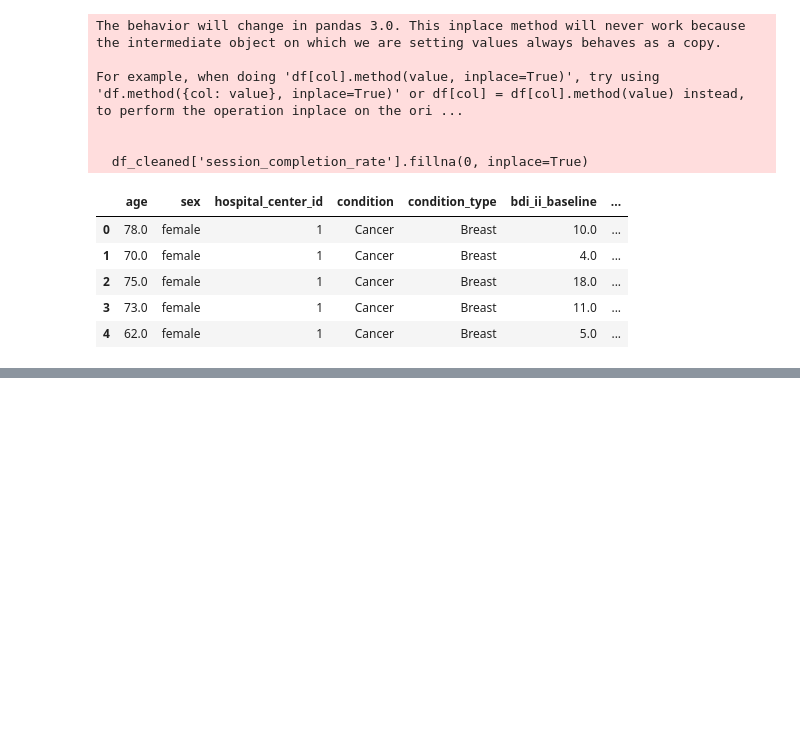
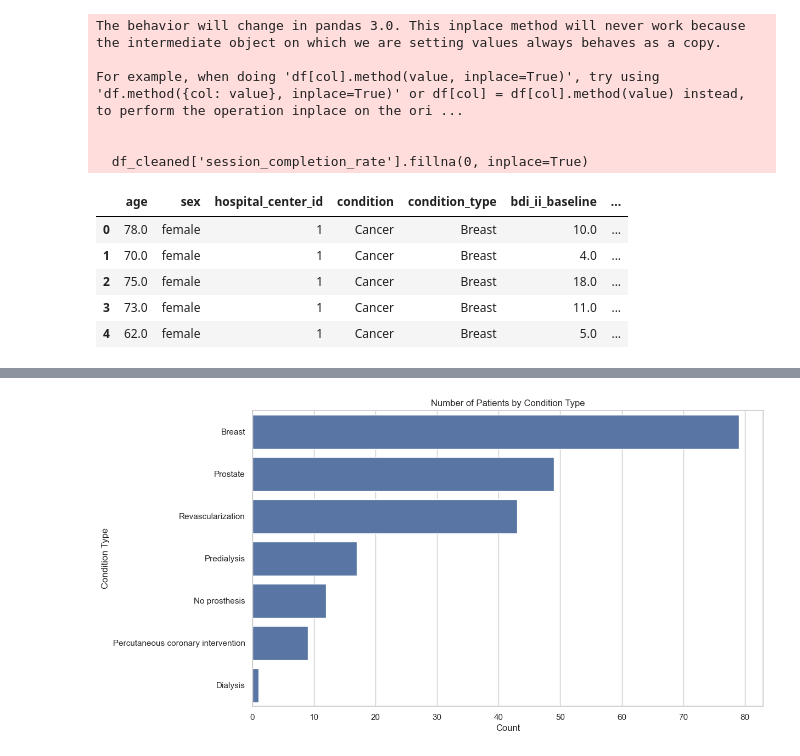
Before and after one commit to jawadchy2150/BHI-2025-Team_Blackout-track1, a Jupyter notebook: EDA.ipynb, the cells around one changed output, grey strips where cells are left out. Saved outputs shown, nothing was run; the diff lists cells and outputs as text; code cells hidden in the pictures; blank space fills up the shorter version.

```diff
--- a/EDA.ipynb
+++ b/EDA.ipynb
@@ -177,0 +229,10 @@ df_cleaned.head()
+# %%
+# Count of Patients by Condition Type
+plt.figure(figsize=(12, 7))
+sns.countplot(y=df_cleaned['condition_type'], order = df_cleaned['condition_type'].value_counts().index)
+plt.title('Number of Patients by Condition Type')
+plt.xlabel('Count')
+plt.ylabel('Condition Type')
+plt.show()
+# %% [output]
+[figure, added]
```
Also changed, not shown: parts of 15 cells of this notebook, 1 other file.
